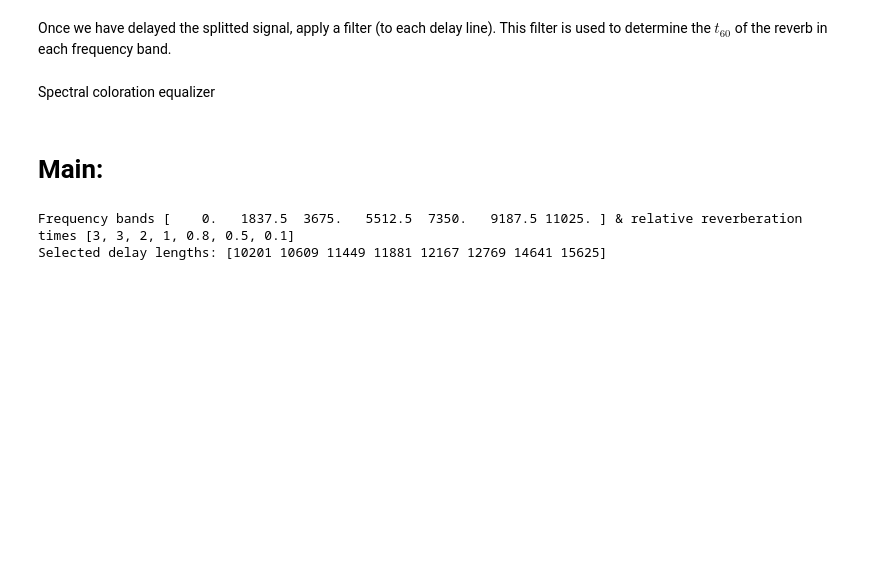
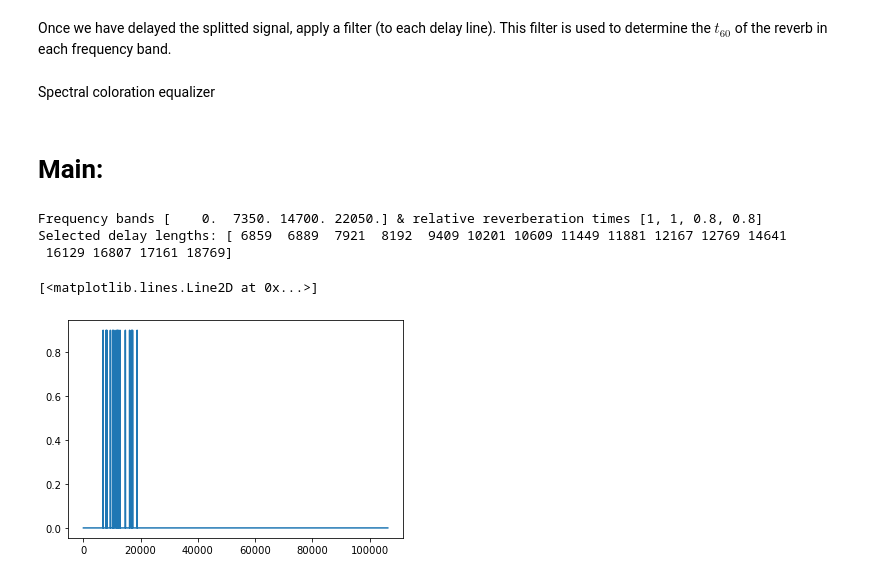
Before and after one commit to FredReeva/SASP-FDN-Dereverb, a Jupyter notebook: SASP Project/FDNReverb.ipynb, the cells around one changed output. Drawn from its saved outputs; the diff is of its cells as text; code cells hidden in the pictures; blank space fills up the shorter version.

```diff
--- a/SASP Project/FDNReverb.ipynb
+++ b/SASP Project/FDNReverb.ipynb
@@ -151,7 +151,7 @@ signal = sp.signal.unit_impulse(50000)*0.9
 # parameters
 
 
-N = 8 # number of parallel delay lines
+N = 16 # number of parallel delay lines
 
 # weight coefficients (default to 1)
 g = np.ones(N)
@@ -160,10 +160,11 @@ c = np.ones(N)
 
 # reverberation time should be function of frequency, from 0 to fs/2
 T=7 # filter taps
-t60 = [3, 3, 2, 1, 0.8, 0.5, 0.1]
+t60 = [1, 1, 0.8, 0.8]
+
 #t60 = [10, 0.1]
-freqs = np.array([0, fs/(2*6), 2*fs/(2*6), 3*fs/(2*6), 4*fs/(2*6), 5*fs/(2*6), fs/2])
-#freqs = np.array([0, fs/2])
+freqs = np.linspace(0, fs/2, len(t60))
+
 print('Frequency bands {0} & relative reverberation times {1}'.format(freqs, t60))
 
 # Delay lenghts
@@ -192,11 +193,12 @@ M = np.sort(M)
 
 M = M[:N]
 
-print('Selected delay lengths:',M)
+print('Selected delay lengths:', M)
 # TODO: select numbers according to min desired length
 # %% [output]
-Frequency bands [    0.   1837.5  3675.   5512.5  7350.   9187.5 11025. ] & relative reverberation times [3, 3, 2, 1, 0.8, 0.5, 0.1]
-Selected delay lengths: [10201 10609 11449 11881 12167 12769 14641 15625]
+Frequency bands [    0.  7350. 14700. 22050.] & relative reverberation times [1, 1, 0.8, 0.8]
+Selected delay lengths: [ 6859  6889  7921  8192  9409 10201 10609 11449 11881 12167 12769 14641
+ 16129 16807 17161 18769]
 # %%
 # feedback matrices
 
@@ -209,4 +211,60 @@ else:
 #householder
 u = np.ones(N)
 Hous = np.identity(N)-2/N*u*u.T
+# %%
+# diffusion before FDN:
+
+sig = np.append(signal, np.zeros(2*np.max(M)))
+
+# step 1: delay signal
+
+output = np.zeros(sig.size)
+
+delayTime = M
+
+bufferSize = np.max(delayTime) +1
+
+y = np.zeros(N).T
+out = np.zeros((N,np.max(M)+sig.size))
+
+writeIndex = copy.deepcopy(delayTime)
+readIndex = np.zeros(N, dtype=int).T
+# print(writeIndex, readIndex)
+
+filterIndex = copy.deepcopy(readIndex)
+buffer = np.zeros((N, bufferSize))
+j = 0
+
+for sample in sig:
+
+    for i in range(N): # do it for every delay line (in //)
+
+        # read the samples from the buffers
+        out[i][j] = buffer[i][readIndex[i]]
+
+        # update buffer by writing new sample in correct position (delay)
+        buffer[i][writeIndex[i]] = sample
+
+        # check if indices of the circular buffer are ok
+        readIndex[i] += 1
+        writeIndex[i] += 1
+        if readIndex[i]>=bufferSize:
+            readIndex[i] = 0
+
+
+        if writeIndex[i]>=bufferSize:
+            writeIndex[i] = 0
+
+    j = j+1
+
+
+# step 2: shuffle & polarity
+
+
+# step 3: Had
+
+plt.plot(np.sum(out, axis= 0))
+# %% [output]
+[<matplotlib.lines.Line2D at 0x...>]
+[figure, added]
 # %%
```
Also changed, not shown: parts of 8 cells of this notebook.
